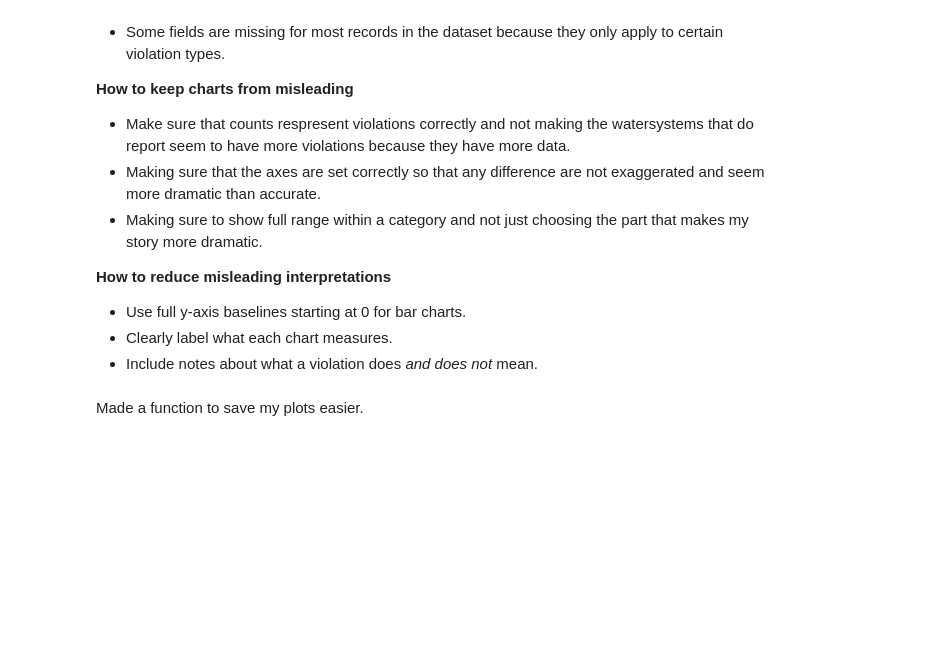
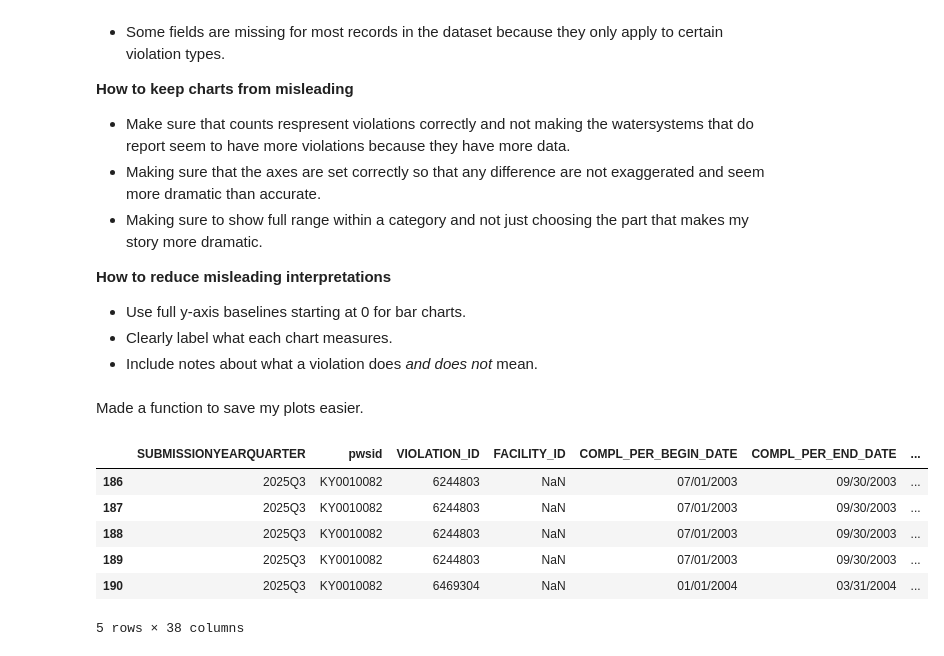
Before and after one commit to amydaniel24/kentucky_water_quality_analysis, a Jupyter notebook: notebooks/keystone_water_ky.ipynb, the cells around one changed output. Saved outputs shown, nothing was run; the diff lists cells and outputs as text; code cells hidden in the pictures; blank space fills up the shorter version.

```diff
--- a/notebooks/keystone_water_ky.ipynb
+++ b/notebooks/keystone_water_ky.ipynb
@@ -599,3 +599,38 @@ plots_dir.mkdir(exist_ok=True)
 def save_plot(filename):
     plt.tight_layout()
     plt.savefig(plots_dir / filename, dpi=300, bbox_inches="tight")
+# %%
+import pandas as pd
+import matplotlib.pyplot as plt
+
+project_root = Path("..")
+data_folder = project_root / "datasets" / "SDWA_ky"
+
+violations = pd.read_csv(data_folder / "ky_violations_enforcement.csv", low_memory=False)
+systems    = pd.read_csv(data_folder / "ky_pub_water_systems.csv", low_memory=False)
+codes      = pd.read_csv(data_folder / "ref_contaminant_codes.csv", low_memory=False)
+violations = violations.rename(columns={
+    "NON_COMPL_PER_BEGIN_DATE": "noncompl_begin",
+    "NON_COMPL_PER_END_DATE": "noncompl_end",
+    "VIOLATION_CATEGORY_CODE": "violation_category",
+    "IS_HEALTH_BASED_IND": "is_health_based",
+    "CONTAMINANT_CODE": "contaminant_code",
+    "PWSID": "pwsid"
+})
+
+violations["noncompl_begin"] = pd.to_datetime(violations["noncompl_begin"], errors="coerce")
+violations["noncompl_end"]   = pd.to_datetime(violations["noncompl_end"], errors="coerce")
+
+violations = violations[violations["pwsid"].astype(str).str.startswith("KY")].copy()
+
+violations.shape
+
+violations.head()
+# %% [output]
+|  | SUBMISSIONYEARQUARTER | pwsid | VIOLATION_ID | FACILITY_ID | COMPL_PER_BEGIN_DATE | COMPL_PER_END_DATE | ... |
+| 186 | 2025Q3 | KY0010082 | 6244803 | NaN | 07/01/2003 | 09/30/2003 | ... |
+| 187 | 2025Q3 | KY0010082 | 6244803 | NaN | 07/01/2003 | 09/30/2003 | ... |
+| 188 | 2025Q3 | KY0010082 | 6244803 | NaN | 07/01/2003 | 09/30/2003 | ... |
+| 189 | 2025Q3 | KY0010082 | 6244803 | NaN | 07/01/2003 | 09/30/2003 | ... |
+| 190 | 2025Q3 | KY0010082 | 6469304 | NaN | 01/01/2004 | 03/31/2004 | ... |
+5 rows × 38 columns
```
Also changed, not shown: parts of 1 cell of this notebook, 1 other file.
